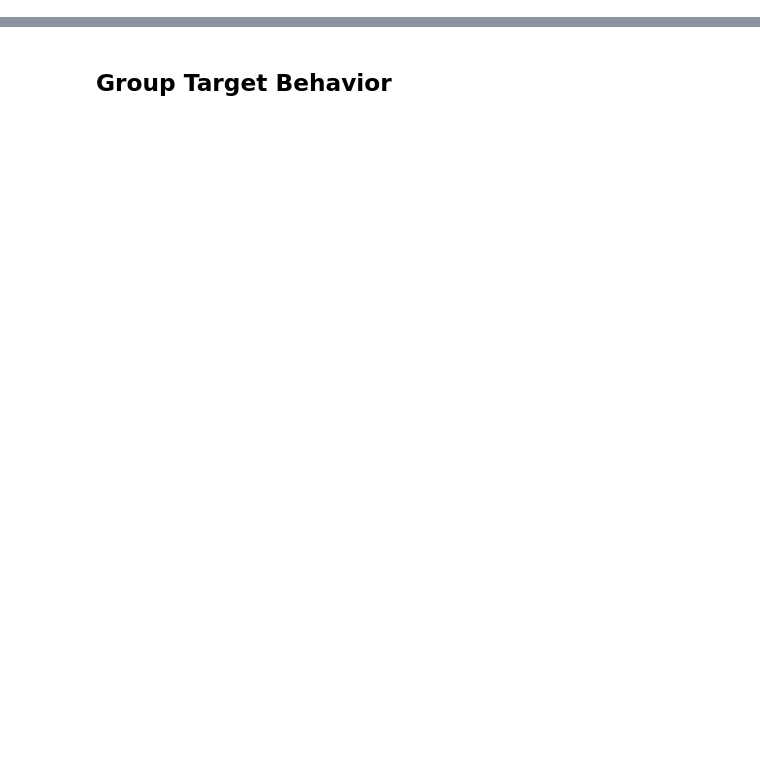
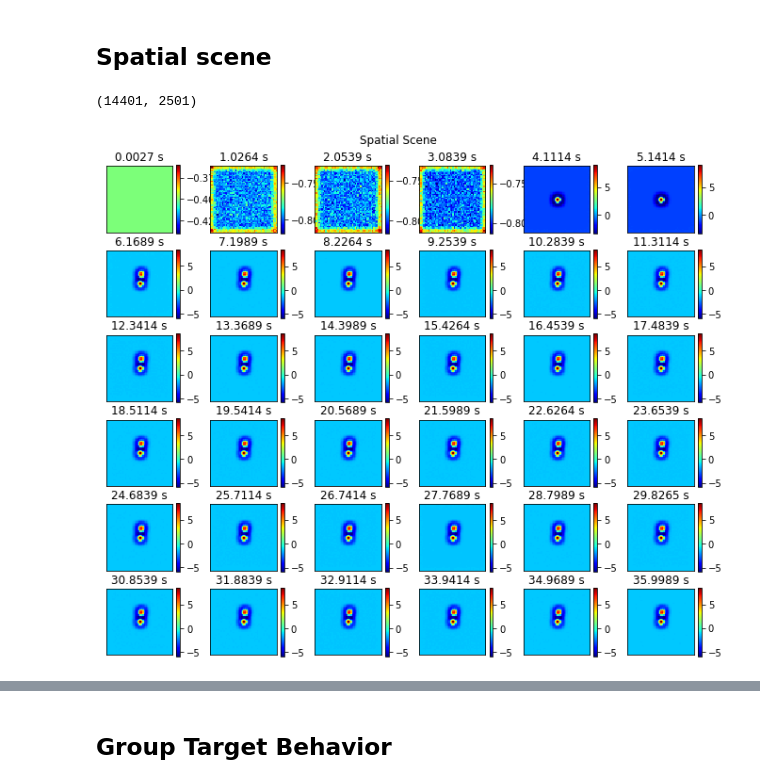
Before and after one commit to rturon/dft_in_nengo, a Jupyter notebook: notebooks/Plot_cedar_modules.ipynb, the cells around one changed output, grey strips where cells are left out. Drawn from its saved outputs; the diff is of its cells as text; code cells hidden in the pictures; blank space fills up the shorter version.

```diff
--- a/notebooks/Plot_cedar_modules.ipynb
+++ b/notebooks/Plot_cedar_modules.ipynb
@@ -103,0 +154,9 @@ plt.show()
+# %% [markdown]
+## Spatial scene
+# %%
+time_points = np.linspace(0,cedar_data['Indeterminent '].shape[0]-1,36)
+print(cedar_data['Indeterminent '].shape)
+plot_2dneuralfield(cedar_data['Indeterminent '], time_points, True, 'Spatial Scene', True)
+# %% [output]
+(14401, 2501)
+[figure, added]
```
Also changed, not shown: parts of 48 cells of this notebook, 4 other files.
